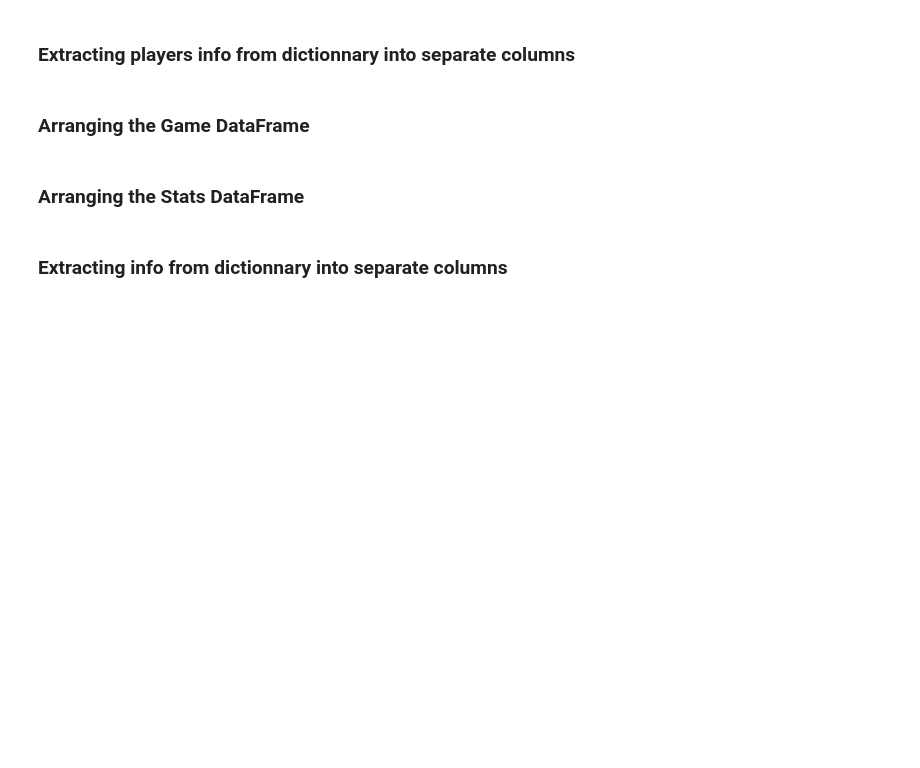
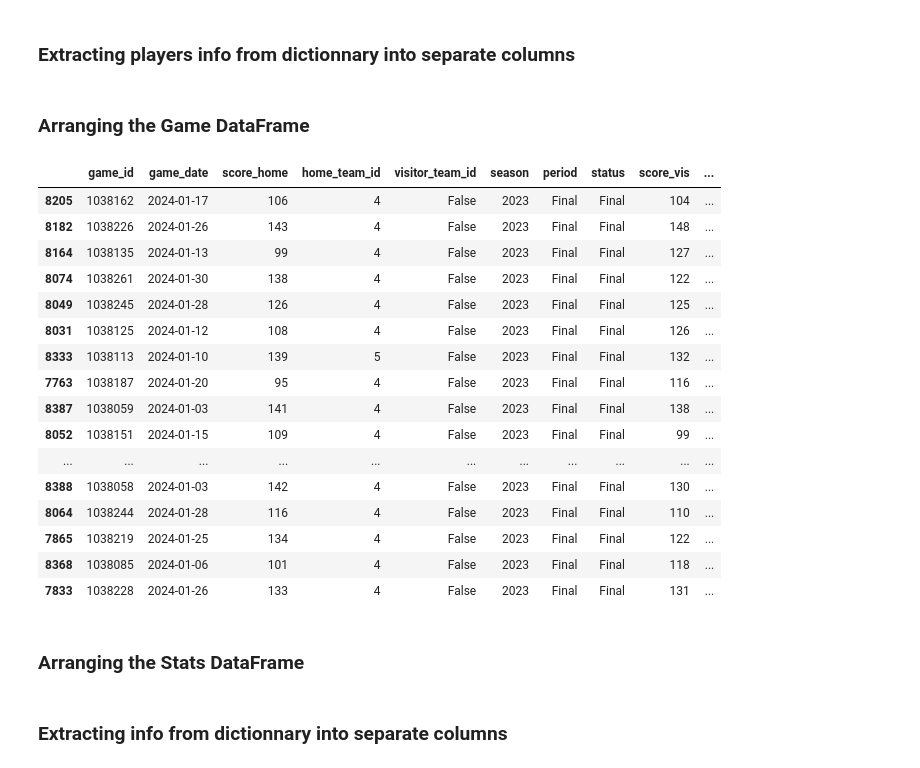
Before and after one commit to pirroux/nbadata, a Jupyter notebook: 01-Project-Setup/processing-logic/nba_dataframes2.ipynb, the cells around one changed output. Drawn from its saved outputs; the diff is of its cells as text; code cells hidden in the pictures; blank space fills up the shorter version.

```diff
--- a/01-Project-Setup/processing-logic/nba_dataframes2.ipynb
+++ b/01-Project-Setup/processing-logic/nba_dataframes2.ipynb
@@ -39,6 +39,37 @@ df_games.drop(columns=["id", "time"], inplace=True)
 # %%
 df_games.rename(columns={"date": "score_home",
                         "postseason": "score_vis"}, inplace=True)
+# %%
+pd.set_option('display.max_rows', None)  # None will display all rows
+
+
+# Ensure that the 'game_date' column is in datetime format
+df_games['game_date'] = pd.to_datetime(df_games['game_date'])
+
+# Filter the DataFrame for the specified date range
+filtered_df = df_games[(df_games['game_date'] >= '2024-01-01') & (df_games['game_date'] <= '2024-01-31')]
+# sort by home team id
+filtered_df = filtered_df.sort_values(by='new_home_team_id', ascending=True)
+# Display the first few rows of the filtered DataFrame
+filtered_df.head(100)
+# %% [output]
+|  | game_id | game_date | score_home | home_team_id | visitor_team_id | season | period | status | score_vis | ... |
+| 8205 | 1038162 | 2024-01-17 | 106 | 4 | False | 2023 | Final | Final | 104 | ... |
+| 8182 | 1038226 | 2024-01-26 | 143 | 4 | False | 2023 | Final | Final | 148 | ... |
+| 8164 | 1038135 | 2024-01-13 | 99 | 4 | False | 2023 | Final | Final | 127 | ... |
+| 8074 | 1038261 | 2024-01-30 | 138 | 4 | False | 2023 | Final | Final | 122 | ... |
+| 8049 | 1038245 | 2024-01-28 | 126 | 4 | False | 2023 | Final | Final | 125 | ... |
+| 8031 | 1038125 | 2024-01-12 | 108 | 4 | False | 2023 | Final | Final | 126 | ... |
+| 8333 | 1038113 | 2024-01-10 | 139 | 5 | False | 2023 | Final | Final | 132 | ... |
+| 7763 | 1038187 | 2024-01-20 | 95 | 4 | False | 2023 | Final | Final | 116 | ... |
+| 8387 | 1038059 | 2024-01-03 | 141 | 4 | False | 2023 | Final | Final | 138 | ... |
+| 8052 | 1038151 | 2024-01-15 | 109 | 4 | False | 2023 | Final | Final | 99 | ... |
+| ... | ... | ... | ... | ... | ... | ... | ... | ... | ... | ... |
+| 8388 | 1038058 | 2024-01-03 | 142 | 4 | False | 2023 | Final | Final | 130 | ... |
+| 8064 | 1038244 | 2024-01-28 | 116 | 4 | False | 2023 | Final | Final | 110 | ... |
+| 7865 | 1038219 | 2024-01-25 | 134 | 4 | False | 2023 | Final | Final | 122 | ... |
+| 8368 | 1038085 | 2024-01-06 | 101 | 4 | False | 2023 | Final | Final | 118 | ... |
+| 7833 | 1038228 | 2024-01-26 | 133 | 4 | False | 2023 | Final | Final | 131 | ... |
 # %%
 # Managing a MultiIndex in the DataFrame
 df_games = df_games.reset_index()
```
Also changed, not shown: parts of 4 cells of this notebook, 3 other files.
